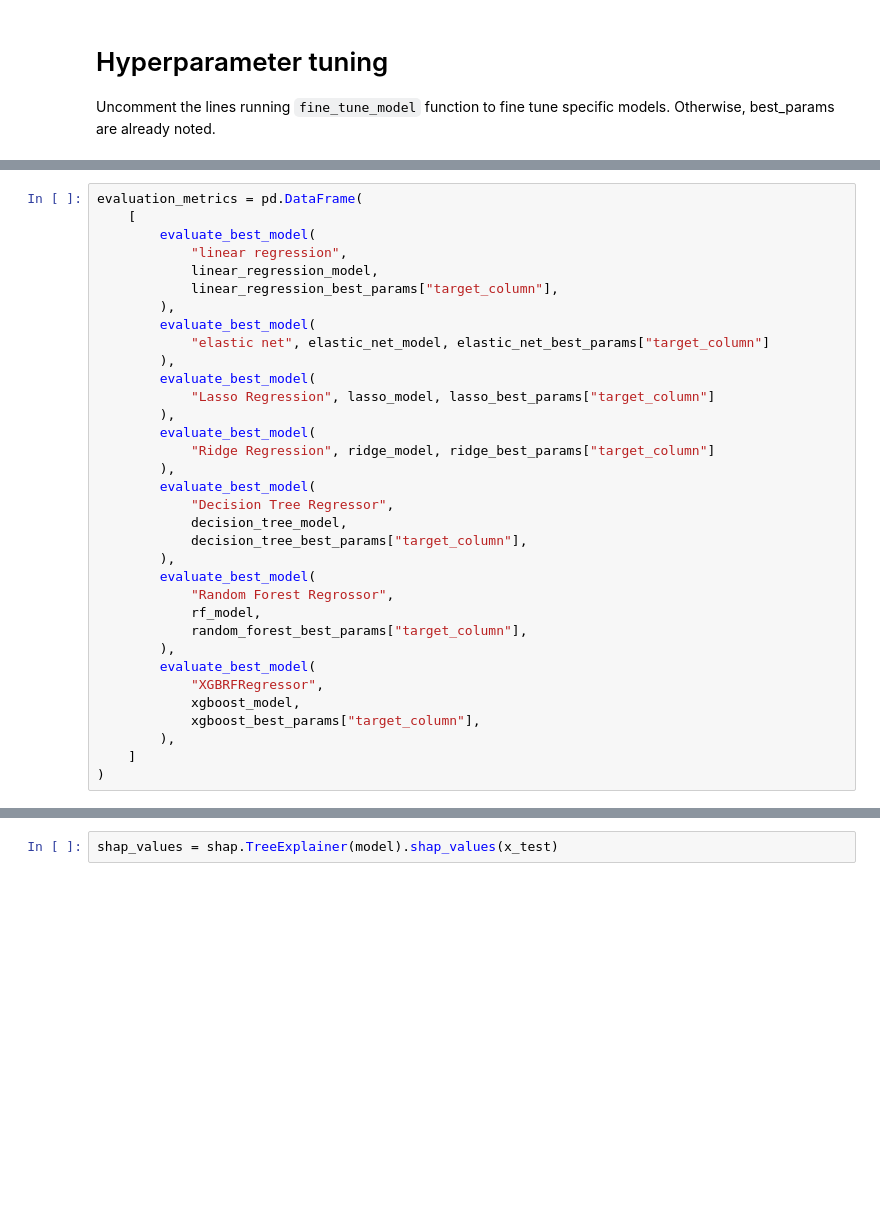
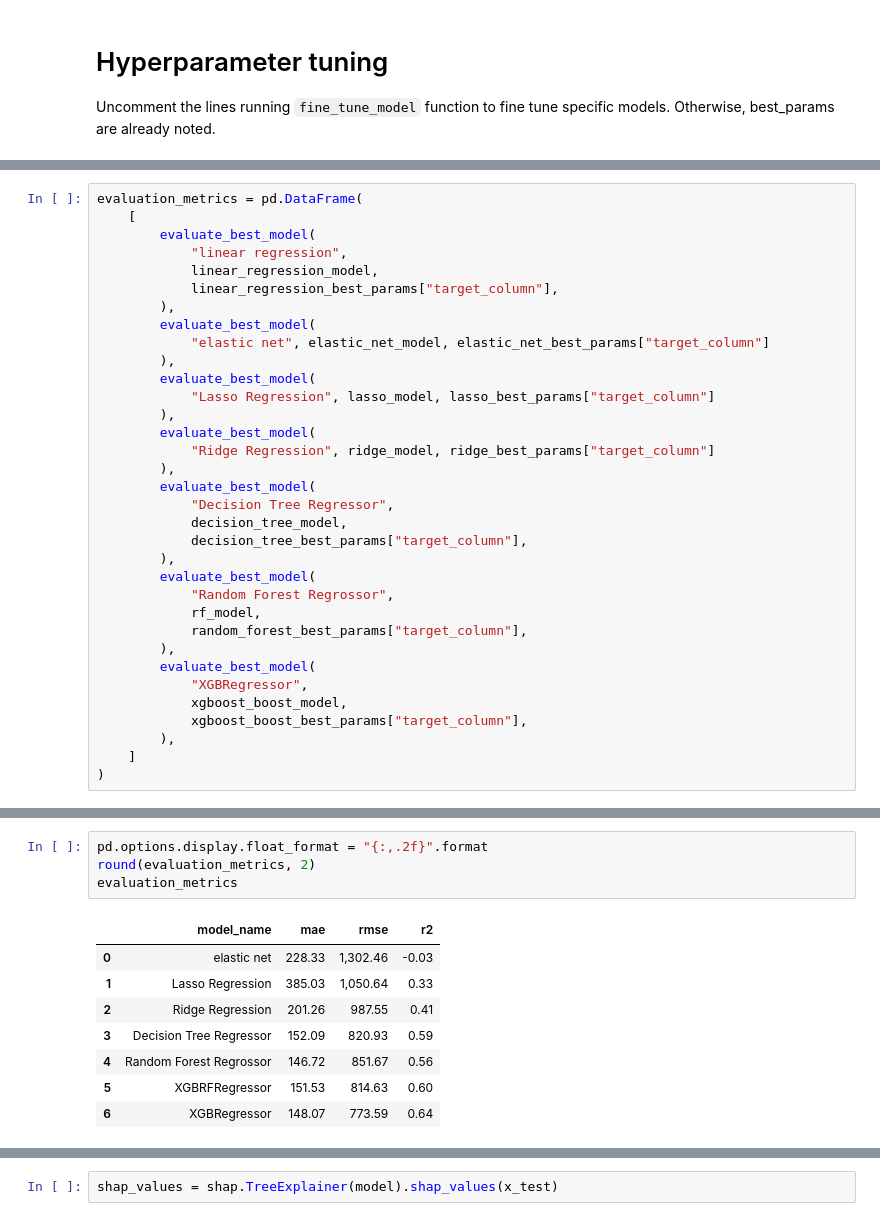
Before and after one commit to ossamum/kuleuven-thesis, a Jupyter notebook: 04_standard_tweet_like_count_predictive_modelling.ipynb, the cells around one changed output, grey strips where cells are left out. Cells and saved outputs as stored; diff of their text form; blank space fills up the shorter version.

```diff
--- a/04_standard_tweet_like_count_predictive_modelling.ipynb
+++ b/04_standard_tweet_like_count_predictive_modelling.ipynb
@@ -869,9 +857,9 @@ evaluation_metrics = pd.DataFrame(
             random_forest_best_params["target_column"],
         ),
         evaluate_best_model(
-            "XGBRFRegressor",
-            xgboost_model,
-            xgboost_best_params["target_column"],
+            "XGBRegressor",
+            xgboost_boost_model,
+            xgboost_boost_best_params["target_column"],
         ),
     ]
 )
@@ -880,0 +881,13 @@ Predicting with the trained model
+# %%
+pd.options.display.float_format = "{:,.2f}".format
+round(evaluation_metrics, 2)
+evaluation_metrics
+# %% [output]
+|  | model_name | mae | rmse | r2 |
+| 0 | elastic net | 228.33 | 1,302.46 | -0.03 |
+| 1 | Lasso Regression | 385.03 | 1,050.64 | 0.33 |
+| 2 | Ridge Regression | 201.26 | 987.55 | 0.41 |
+| 3 | Decision Tree Regressor | 152.09 | 820.93 | 0.59 |
+| 4 | Random Forest Regrossor | 146.72 | 851.67 | 0.56 |
+| 5 | XGBRFRegressor | 151.53 | 814.63 | 0.60 |
+| 6 | XGBRegressor | 148.07 | 773.59 | 0.64 |
```
Also changed, not shown: parts of 17 cells of this notebook.
